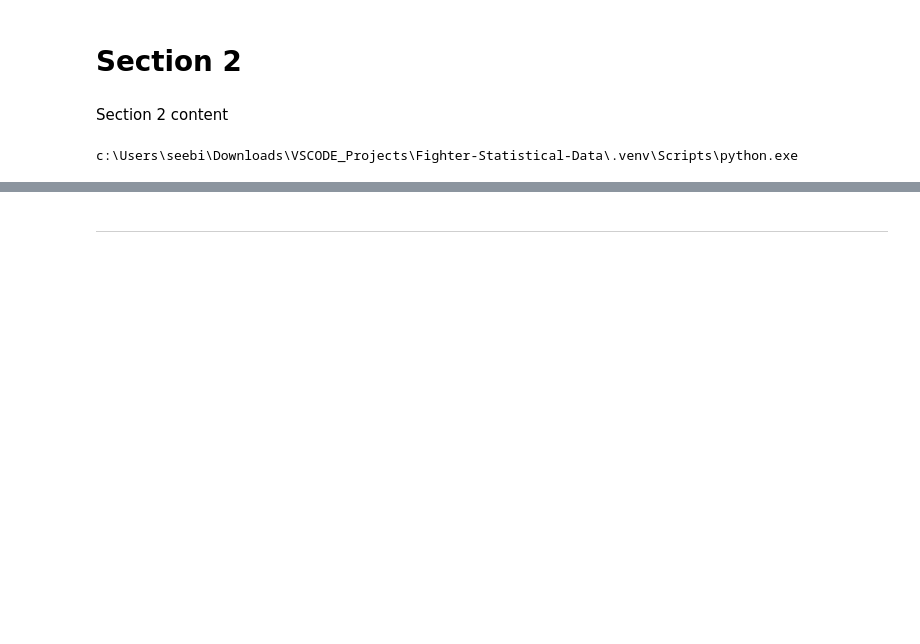
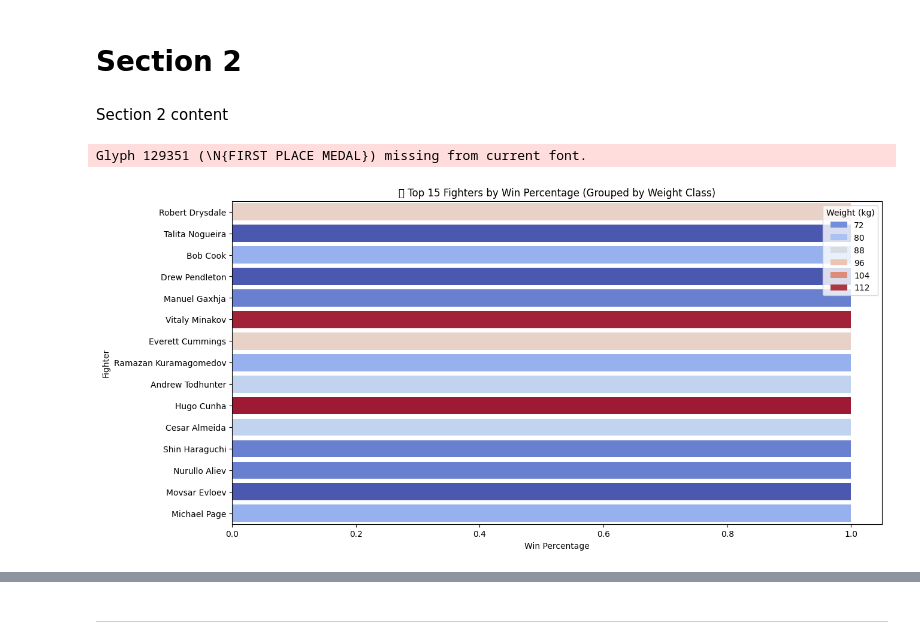
Before and after one commit to Hasnain-S1/Fighter-Statistical-Data, a Jupyter notebook: jupyter_notebooks/Notebook_Template.ipynb, the cells around one changed output, grey strips where cells are left out. Drawn from its saved outputs; the diff is of its cells as text; code cells hidden in the pictures; blank space fills up the shorter version.

Commit message:
chosen initial hypotheses and beginning visualisations

```diff
--- a/jupyter_notebooks/Notebook_Template.ipynb
+++ b/jupyter_notebooks/Notebook_Template.ipynb
@@ -96,0 +145,4 @@ dtype: int64
+# %%
+df["height_cm"] = df.groupby("weight_in_kg")["height_cm"].transform(lambda x: x.fillna(x.mean()))
+
+df["reach_in_cm"] = df.groupby("height_cm")["reach_in_cm"].transform(lambda x: x.fillna(x.mean()))
@@ -96,0 +169,4 @@ dtype: int64
+# %%
+df["reach_in_cm"] = df.groupby("height_cm")["reach_in_cm"].transform(lambda x: x.fillna(x.mean()))
+
+df["height_cm"] = df["height_cm"].fillna(df["height_cm"].median())
@@ -96,0 +193,4 @@ dtype: int64
+# %%
+df["reach_in_cm"] = df["reach_in_cm"].fillna(df["reach_in_cm"].median())
+
+print(df.isnull().sum())  # Should print all zeros!
@@ -97,11 +215,28 @@ dtype: int64
+# %%
+# Convert date column if applicable
+if "date_of_birth" in df.columns:
+    df["age"] = 2024 - pd.to_datetime(df["date_of_birth"], errors="coerce").dt.year
+
+# Calculate Reach-to-Height Ratio
+df["reach_to_height"] = df["reach_in_cm"] / df["height_cm"]
 # %% [markdown]
 ---
 # %% [markdown]
 # Section 2
 # %% [markdown]
 Section 2 content
-# %%
-import sys
-print(sys.executable)
-# %% [output]
-c:\Users\seebi\Downloads\VSCODE_Projects\Fighter-Statistical-Data\.venv\Scripts\python.exe
+# %%
+# Sort by win percentage
+df["win_percentage"] = df["wins"] / (df["wins"] + df["losses"] + df["draws"])
+top_fighters = df.sort_values("win_percentage", ascending=False).head(15)
+
+plt.figure(figsize=(14, 7))
+sns.barplot(x="win_percentage", y="name", hue="weight_in_kg", data=top_fighters, palette="coolwarm", dodge=False)
+plt.xlabel("Win Percentage")
+plt.ylabel("Fighter")
+plt.title("🥇 Top 15 Fighters by Win Percentage (Grouped by Weight Class)")
+plt.legend(title="Weight (kg)")
+plt.show()
+# %% [output]
+Glyph 129351 (\N{FIRST PLACE MEDAL}) missing from current font.
+[figure, added]
```
Also changed, not shown: parts of 19 cells of this notebook.
